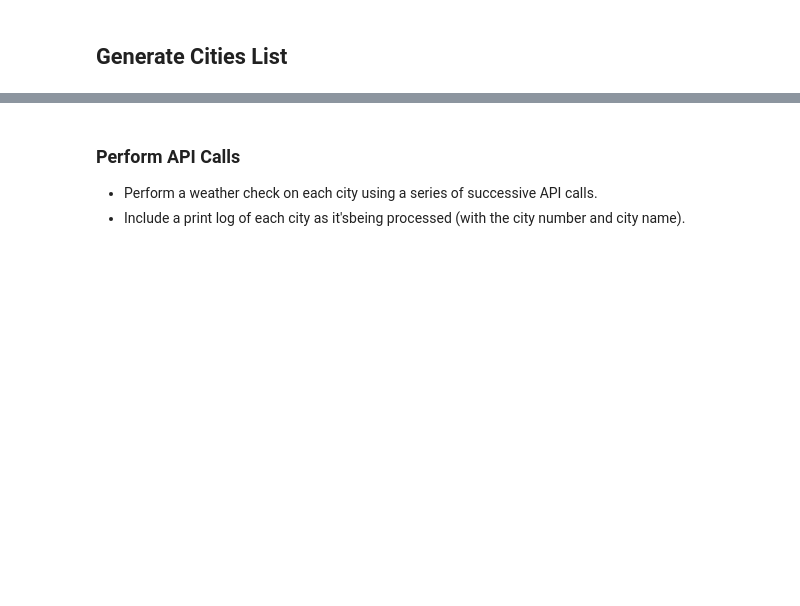
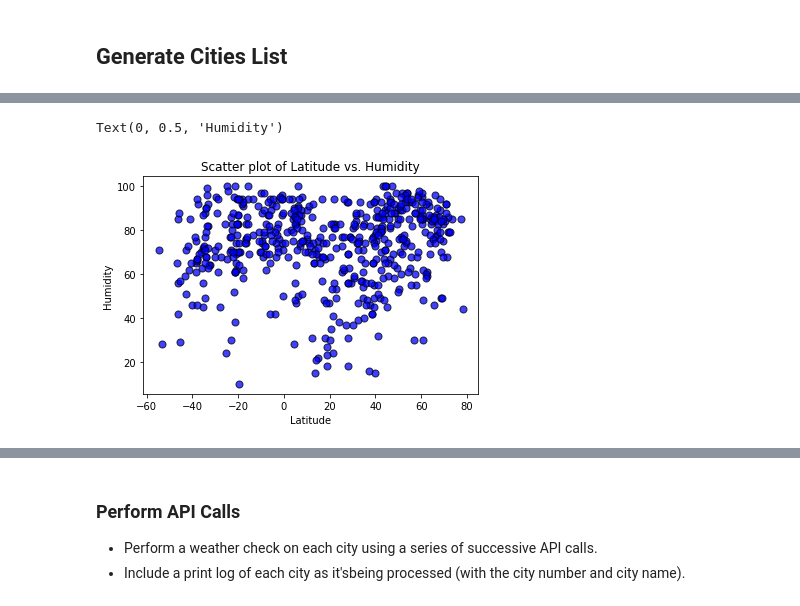
Before and after one commit to VijetaPuthran/Python-API-challenge, a Jupyter notebook: starter_code/WeatherPy/WeatherPy.ipynb, the cells around one changed output, grey strips where cells are left out. Cells and saved outputs as stored; diff of their text form; code cells hidden in the pictures; blank space fills up the shorter version.

```diff
--- a/starter_code/WeatherPy/WeatherPy.ipynb
+++ b/starter_code/WeatherPy/WeatherPy.ipynb
@@ -118,0 +162,12 @@ weather_data.head()
+# %%
+#Latitude vs. Humidity Plot
+x_Lat = city_data['Lat']
+y_Humidity = city_data['Humidity']
+plt.scatter(x_Lat,y_Humidity,marker ='o', facecolors = 'blue',edgecolors = 'black', s=50,alpha=0.75)
+plt.title('Scatter plot of Latitude vs. Humidity')
+plt.xlabel('Latitude')
+plt.ylabel('Humidity')
+#plt.savefig("../Images/ScatterplotLatitudevsHumidity.png")
+# %% [output]
+Text(0, 0.5, 'Humidity')
+[figure, added]
```
Also changed, not shown: parts of 19 cells of this notebook, 1 other file.
